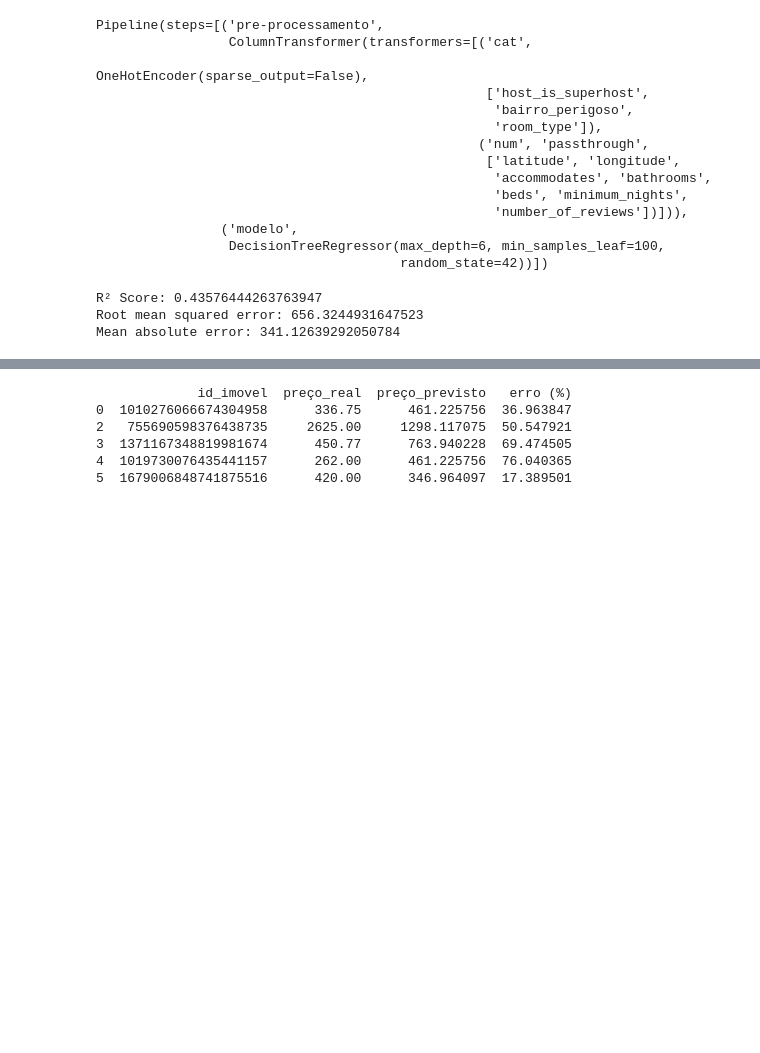
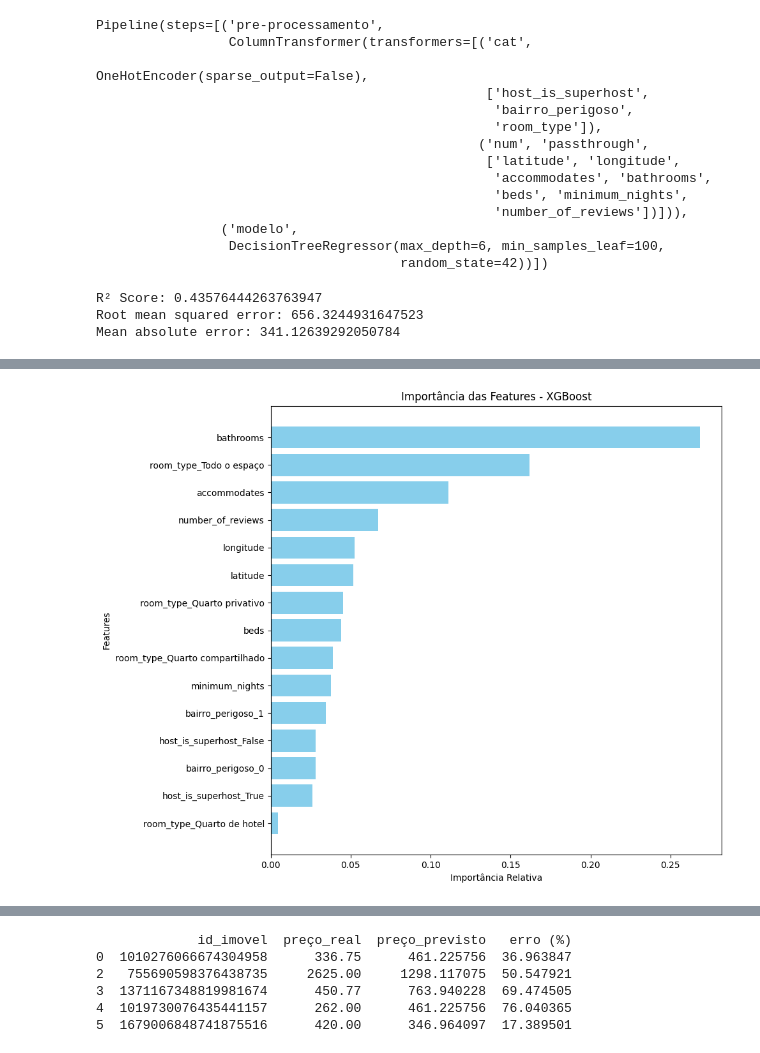
Before and after one commit to AlbertButzke/Air-BnB, a Jupyter notebook: notebooks/01_rio_de_janeiro_analysis.ipynb, the cells around one changed output, grey strips where cells are left out. Saved outputs shown, nothing was run; the diff lists cells and outputs as text; code cells hidden in the pictures; blank space fills up the shorter version.

```diff
--- a/notebooks/01_rio_de_janeiro_analysis.ipynb
+++ b/notebooks/01_rio_de_janeiro_analysis.ipynb
@@ -1411,0 +1581,31 @@ Ou seja, nosso modelo está realmente tendo algum efeito quando comparado com a
+# %%
+# 1. Pegar a importância calculada pelo XGBoost
+importancias = pipeline_xgb.named_steps["modelo"].feature_importances_
+
+# 2. Pegar os nomes REAIS das features após o OneHotEncoder
+nomes_features = pipeline_xgb.named_steps[
+    "pre-processamento"
+].get_feature_names_out()
+
+# 3. (Opcional) Limpar os prefixos "cat__" e "num__" que o Scikit-Learn coloca por padrão
+nomes_limpos = [
+    nome.replace("cat__", "").replace("num__", "") for nome in nomes_features
+]
+
+# 4. Criar um DataFrame para ordenar do maior para o menor
+df_importancias = pd.DataFrame(
+    {"Feature": nomes_limpos, "Importancia": importancias}
+).sort_values(by="Importancia", ascending=True)
+
+# 5. Plotar o gráfico
+plt.figure(figsize=(10, 8))
+plt.barh(
+    df_importancias["Feature"], df_importancias["Importancia"], color="skyblue"
+)
+plt.xlabel("Importância Relativa")
+plt.ylabel("Features")
+plt.title("Importância das Features - XGBoost")
+plt.tight_layout()
+plt.show()
+# %% [output]
+[figure, added]
```
Also changed, not shown: parts of 69 cells of this notebook.
